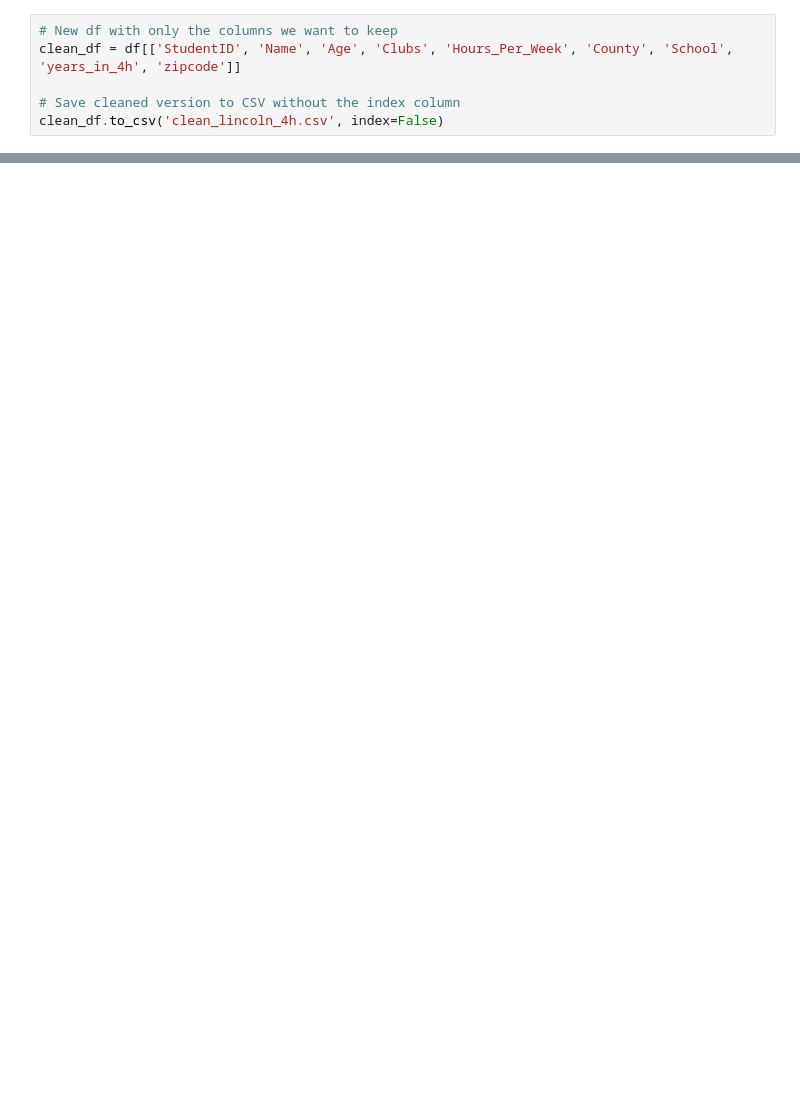
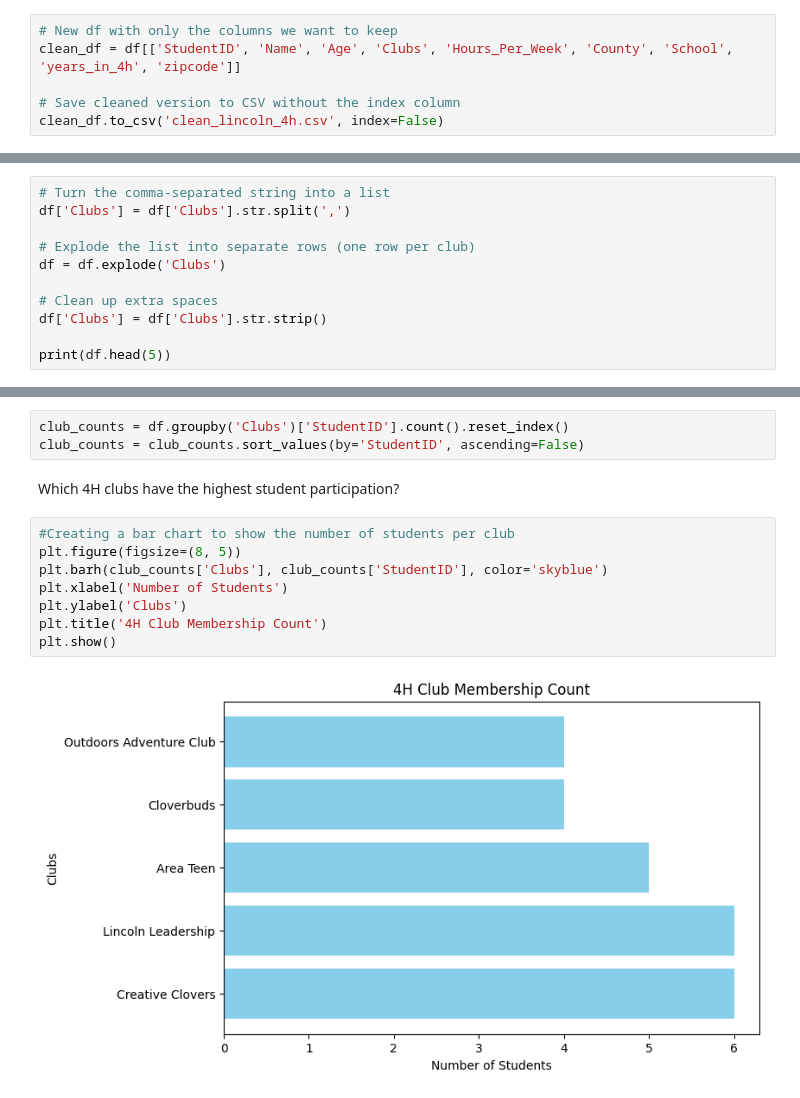
Before and after one commit to KCrowe03/KY-4H-Data-Visualization, a Jupyter notebook: Notebooks/lincoln_4h_analysis.ipynb, the cells around one changed output, grey strips where cells are left out. Cells and saved outputs as stored; diff of their text form; blank space fills up the shorter version.

Commit message:
Added 3 plots to 4h visualization

```diff
--- a/Notebooks/lincoln_4h_analysis.ipynb
+++ b/Notebooks/lincoln_4h_analysis.ipynb
@@ -66,0 +71,11 @@ clean_df.to_csv('clean_lincoln_4h.csv', index=False)
+# %%
+# Turn the comma-separated string into a list
+df['Clubs'] = df['Clubs'].str.split(',')
+
+# Explode the list into separate rows (one row per club)
+df = df.explode('Clubs')
+
+# Clean up extra spaces
+df['Clubs'] = df['Clubs'].str.strip()
+
+print(df.head(5))
@@ -66,0 +96,15 @@ clean_df.to_csv('clean_lincoln_4h.csv', index=False)
+# %%
+club_counts = df.groupby('Clubs')['StudentID'].count().reset_index()
+club_counts = club_counts.sort_values(by='StudentID', ascending=False)
+# %% [markdown]
+Which 4H clubs have the highest student participation?
+# %%
+#Creating a bar chart to show the number of students per club
+plt.figure(figsize=(8, 5))
+plt.barh(club_counts['Clubs'], club_counts['StudentID'], color='skyblue')
+plt.xlabel('Number of Students')
+plt.ylabel('Clubs')
+plt.title('4H Club Membership Count')
+plt.show()
+# %% [output]
+[figure, added]
```
Also changed, not shown: parts of 7 cells of this notebook.
